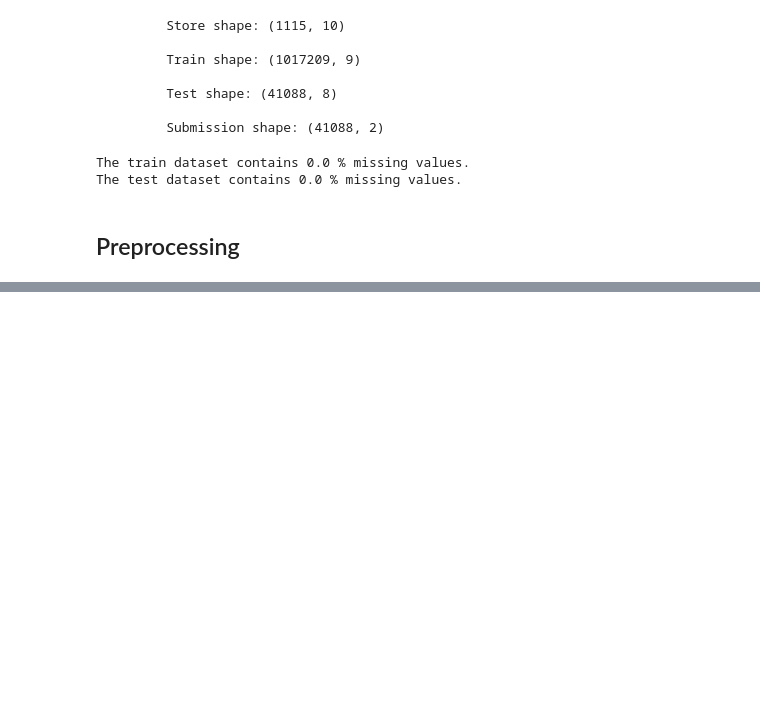
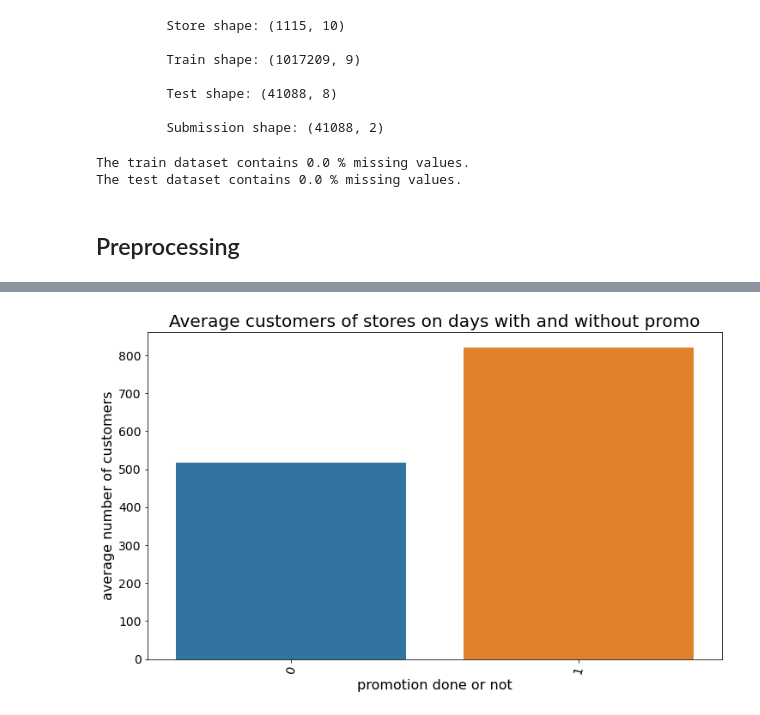
Before and after one commit to Luel-Hagos/Pharmaceutical-Sales-prediction-across-multiple-stores, a Jupyter notebook: notebooks/Exploration.ipynb, the cells around one changed output, grey strips where cells are left out. Cells and saved outputs as stored; diff of their text form; code cells hidden in the pictures; blank space fills up the shorter version.

```diff
--- a/notebooks/Exploration.ipynb
+++ b/notebooks/Exploration.ipynb
@@ -188,0 +272,5 @@ day_month_year(test_data, 'Date')
+# %%
+barPlot(promo_customers, 'Promo', 'Customers', 'Average customers of stores on days with and without promo', \
+         'promotion done or not', 'average number of customers')
+# %% [output]
+[figure, added]
```
Also changed, not shown: parts of 12 cells of this notebook.
